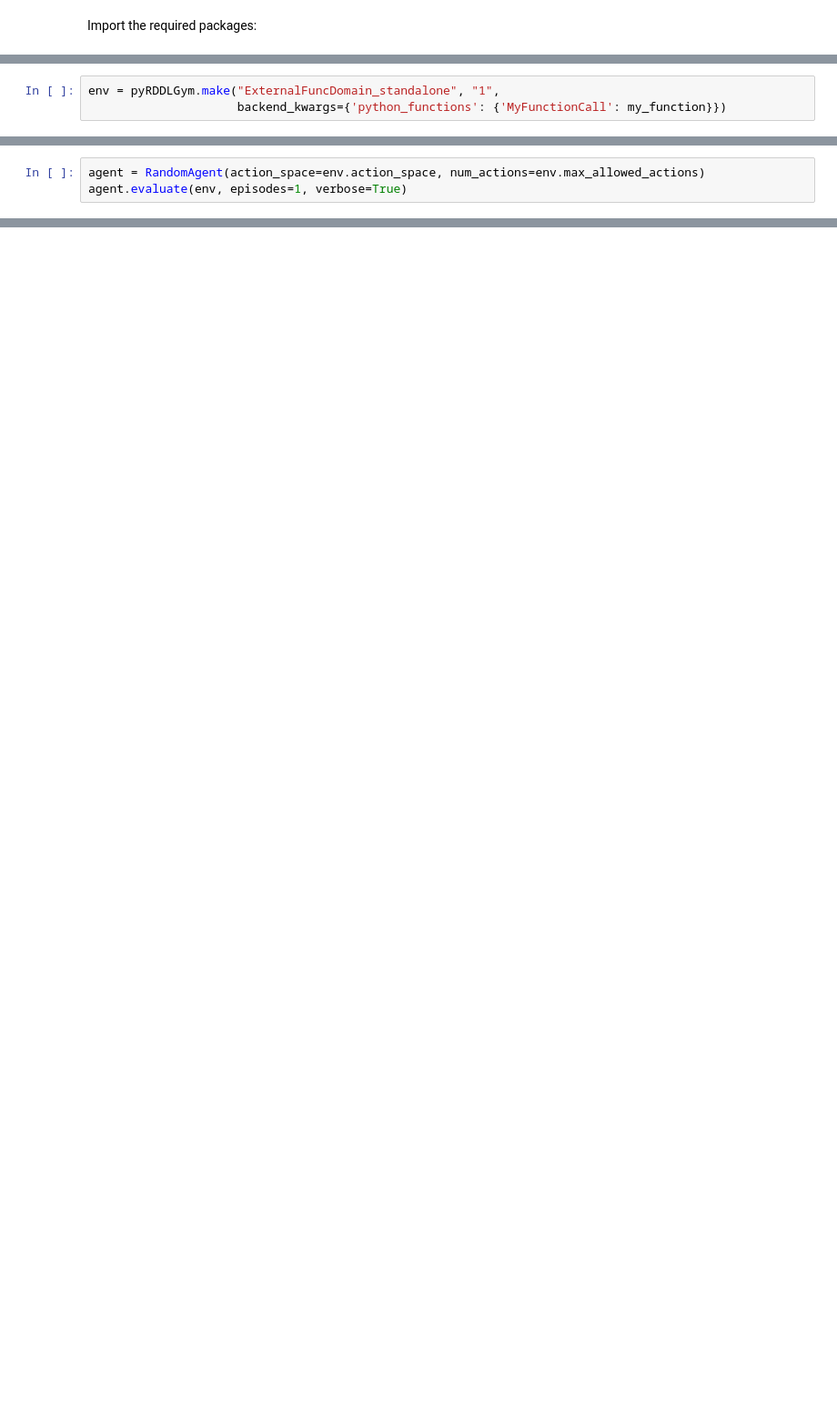
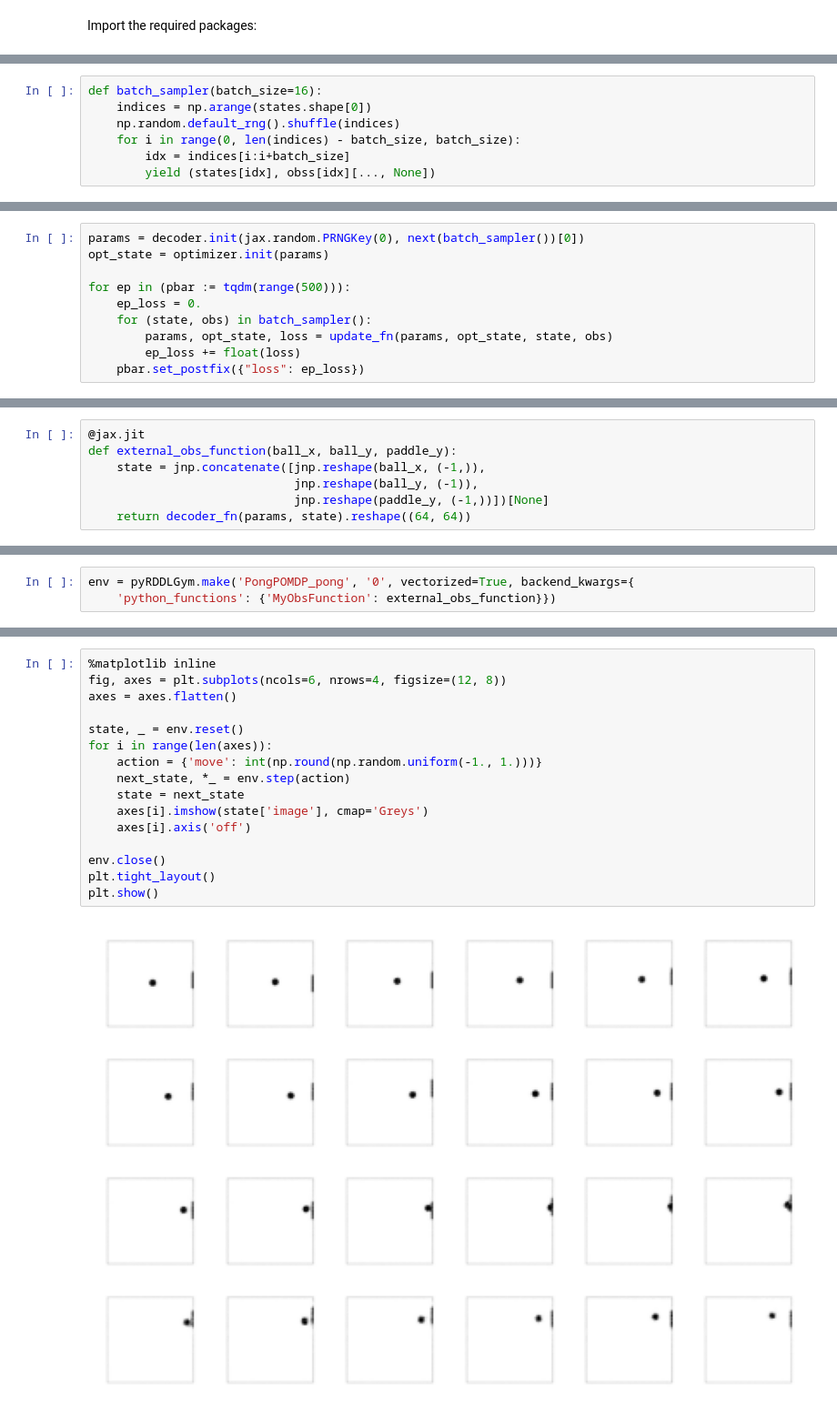
Before and after one commit to pyrddlgym-project/pyRDDLGym, a Jupyter notebook: docs/notebooks/calling_external_functions.ipynb, the cells around one changed output, grey strips where cells are left out. Shown at 91% size. Cells and saved outputs as stored; diff of their text form; blank space fills up the shorter version.

Commit message:
Replaced calling external functions notebook with visual pong example

```diff
--- a/docs/notebooks/calling_external_functions.ipynb
+++ b/docs/notebooks/calling_external_functions.ipynb
@@ -84 +110,8 @@ def my_function(state_vec, action_vec):
+# %%
+def batch_sampler(batch_size=16):
+    indices = np.arange(states.shape[0])
+    np.random.default_rng().shuffle(indices)
+    for i in range(0, len(indices) - batch_size, batch_size):
+        idx = indices[i:i+batch_size]
+        yield (states[idx], obss[idx][..., None])
 # %% [markdown]
@@ -86,3 +119,10 @@ Finally, we need to instruct the Python compiler to use the above function when
 # %%
-env = pyRDDLGym.make("ExternalFuncDomain_standalone", "1",
-                     backend_kwargs={'python_functions': {'MyFunctionCall': my_function}})
+params = decoder.init(jax.random.PRNGKey(0), next(batch_sampler())[0])
+opt_state = optimizer.init(params)
+
+for ep in (pbar := tqdm(range(500))):
+    ep_loss = 0.
+    for (state, obs) in batch_sampler():
+        params, opt_state, loss = update_fn(params, opt_state, state, obs)
+        ep_loss += float(loss)
+    pbar.set_postfix({"loss": ep_loss})
@@ -91,3 +133,7 @@ Let's execute the environment with a random policy:
 # %%
-agent = RandomAgent(action_space=env.action_space, num_actions=env.max_allowed_actions)
-agent.evaluate(env, episodes=1, verbose=True)
+@jax.jit
+def external_obs_function(ball_x, ball_y, paddle_y):
+    state = jnp.concatenate([jnp.reshape(ball_x, (-1,)),
+                             jnp.reshape(ball_y, (-1)),
+                             jnp.reshape(paddle_y, (-1,))])[None]
+    return decoder_fn(params, state).reshape((64, 64))
@@ -116,0 +256,3 @@ episode 1 ended with return 169.65103546343275
+# %%
+env = pyRDDLGym.make('PongPOMDP_pong', '0', vectorized=True, backend_kwargs={
+    'python_functions': {'MyObsFunction': external_obs_function}})
@@ -116,0 +261,18 @@ episode 1 ended with return 169.65103546343275
+# %%
+%matplotlib inline
+fig, axes = plt.subplots(ncols=6, nrows=4, figsize=(12, 8))
+axes = axes.flatten()
+
+state, _ = env.reset()
+for i in range(len(axes)):
+    action = {'move': int(np.round(np.random.uniform(-1., 1.)))}
+    next_state, *_ = env.step(action)
+    state = next_state
+    axes[i].imshow(state['image'], cmap='Greys')
+    axes[i].axis('off')
+
+env.close()
+plt.tight_layout()
+plt.show()
+# %% [output]
+[figure, added]
```
Also changed, not shown: parts of 26 cells of this notebook, 2 other files.
